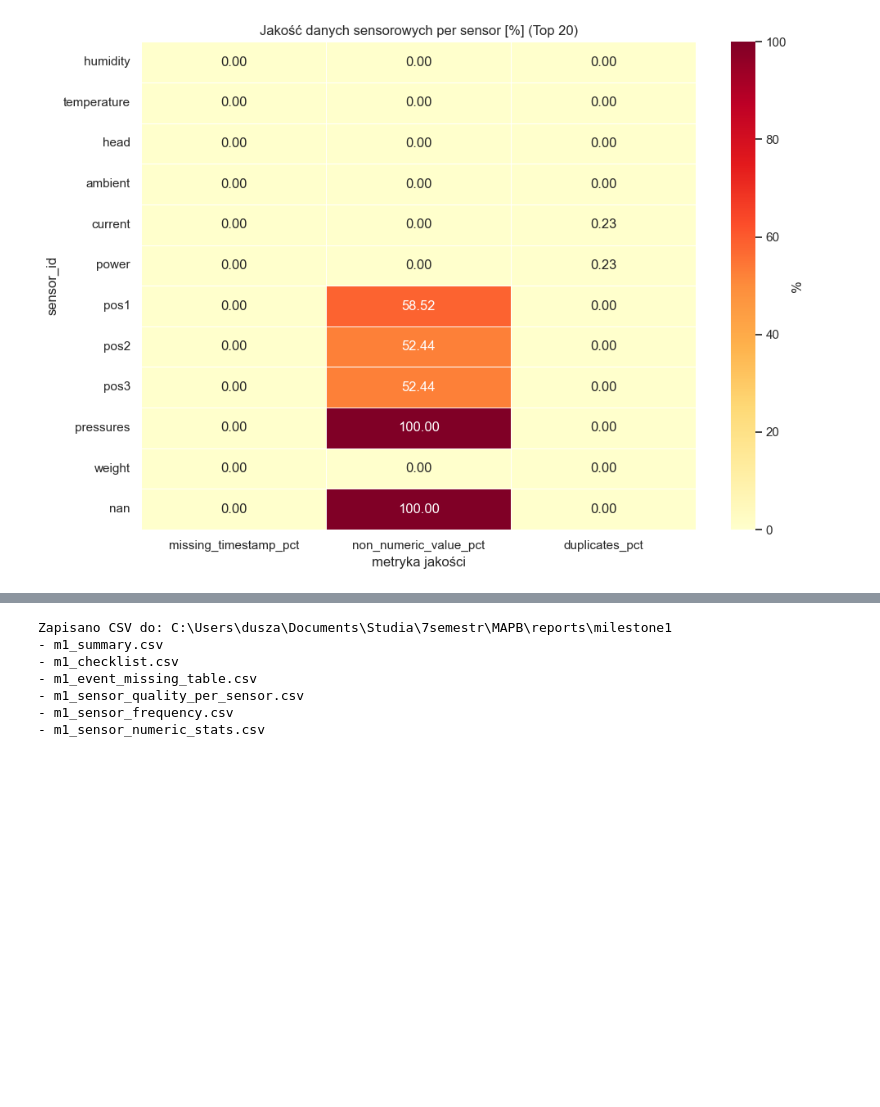
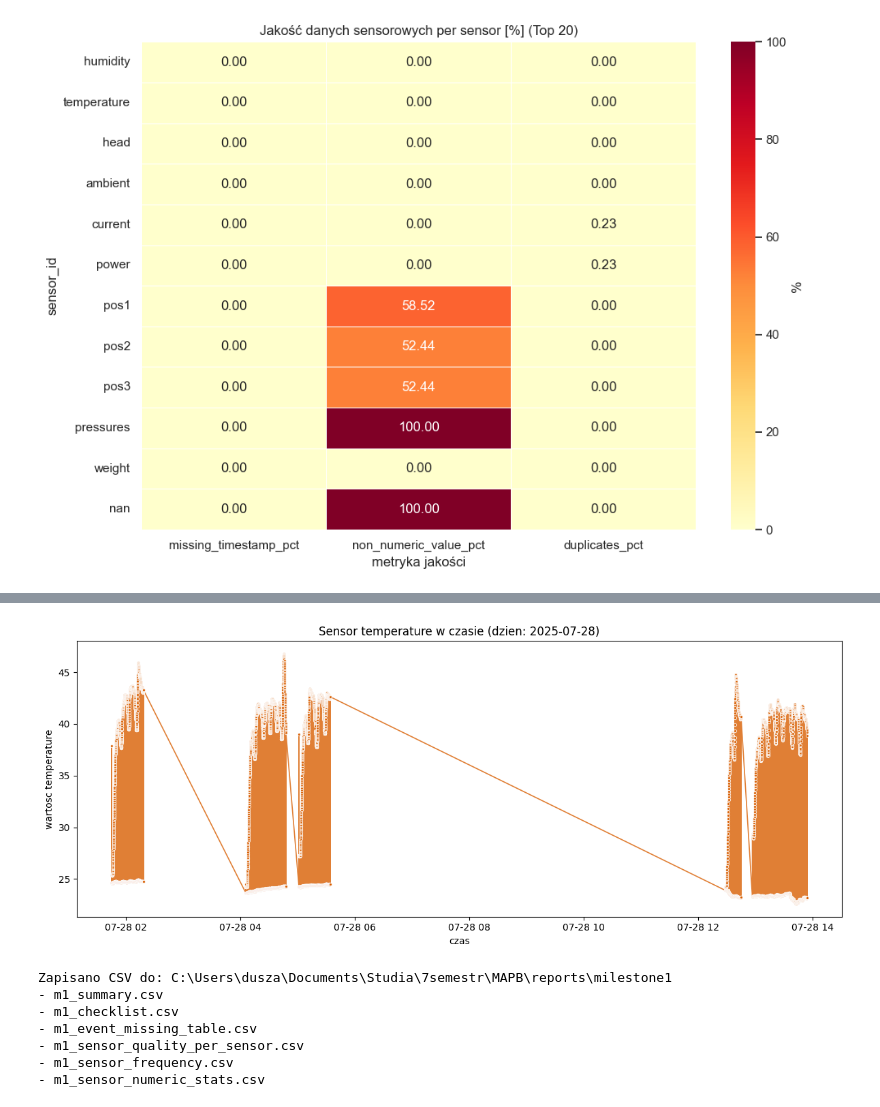
Before and after one commit to midusza04/MAPB, a Jupyter notebook: milestone1_cotton_candy_fixed.ipynb, the cells around one changed output, grey strips where cells are left out. Cells and saved outputs as stored; diff of their text form; code cells hidden in the pictures; blank space fills up the shorter version.

```diff
--- a/milestone1_cotton_candy_fixed.ipynb
+++ b/milestone1_cotton_candy_fixed.ipynb
@@ -1872 +1910,48 @@ plt.show()
+# %%
+# 11.1c Wykres tylko dla sensora temperature (pojedynczy dzien)
+if "df_sensors" not in globals() or df_sensors.empty:
+    raise ValueError("Brak df_sensors. Uruchom najpierw sekcje 8.")
+
+temp_df = df_sensors.dropna(subset=["sensor_timestamp", "sensor_id"]).copy()
+temp_df["sensor_id"] = temp_df["sensor_id"].astype(str).str.strip()
+temp_df = temp_df[temp_df["sensor_id"].str.lower().str.contains("temperature", na=False)]
+
+if temp_df.empty:
+    raise ValueError("Brak danych dla sensora temperature.")
+
+if "sensor_value_num_clean" not in temp_df.columns:
+    temp_df["sensor_value_num_clean"] = pd.to_numeric(temp_df["sensor_value_num"], errors="coerce")
+
+temp_df = temp_df.dropna(subset=["sensor_value_num_clean"])
+if temp_df.empty:
+    raise ValueError("Brak danych numerycznych dla sensora temperature.")
+
+day_counts = temp_df["sensor_timestamp"].dt.floor("D").value_counts()
+selected_day = day_counts.index[0] if not day_counts.empty else None
+if selected_day is None:
+    raise ValueError("Brak poprawnych timestampow do wyboru dnia.")
+
+temp_day_df = temp_df[temp_df["sensor_timestamp"].dt.floor("D") == selected_day].copy()
+if temp_day_df.empty:
+    raise ValueError("Brak danych temperature dla wybranego dnia.")
+
+plt.figure(figsize=(12, 5))
+sns.lineplot(
+    data=temp_day_df.sort_values("sensor_timestamp"),
+    x="sensor_timestamp",
+    y="sensor_value_num_clean",
+    estimator=None,
+    color="#d95f02",
+    alpha=0.8,
+    linewidth=1.2,
+    marker="o",
+    markersize=3,
+    )
+plt.title(f"Sensor temperature w czasie (dzien: {selected_day.date()})")
+plt.xlabel("czas")
+plt.ylabel("wartosc temperature")
+plt.tight_layout()
+plt.show()
+# %% [output]
+[figure, added]
 # %%
```
Also changed, not shown: parts of 4 cells of this notebook.
